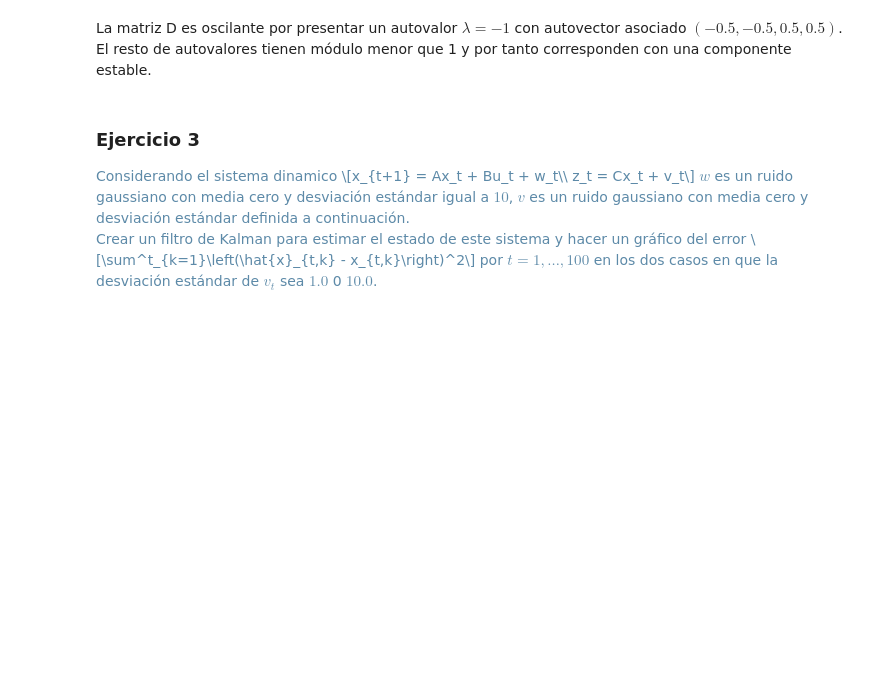
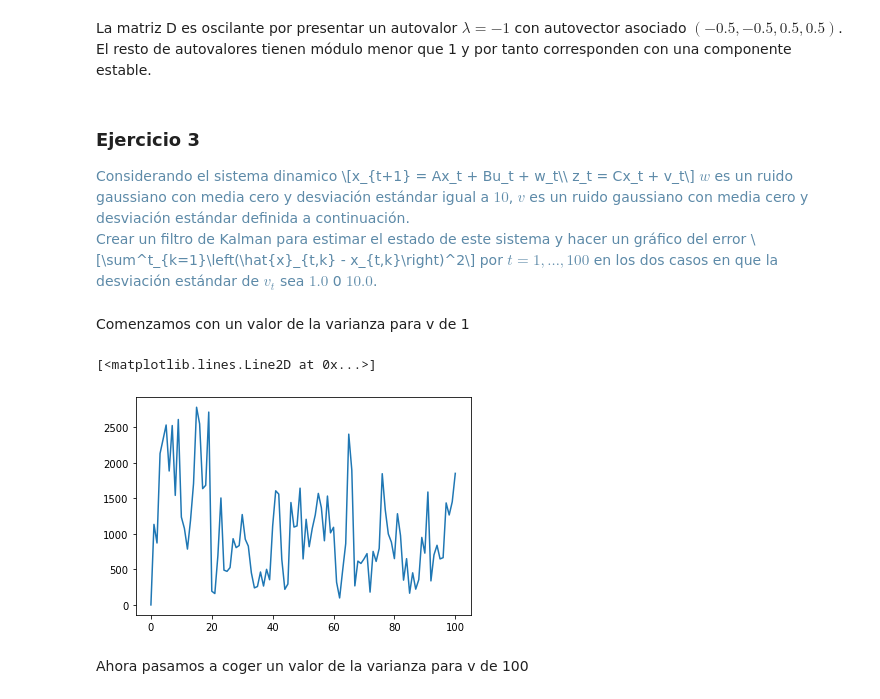
Before and after one commit to OscarGB/MUCD-PE, a Jupyter notebook: P3/Untitled.ipynb, the cells around one changed output. Drawn from its saved outputs; the diff is of its cells as text; code cells hidden in the pictures; blank space fills up the shorter version.

```diff
--- a/P3/Untitled.ipynb
+++ b/P3/Untitled.ipynb
@@ -141,5 +194,7 @@ def CWSE(X1, X2):
+# %% [markdown]
+Comenzamos con un valor de la varianza para v de 1
 # %%
-variance_w = 10.0
+variance_w = 100.0
 variance_v = 1.0
 
 A = np.array([[0.150, 0.150, 0.700, -0.200],
@@ -154,8 +209,15 @@ B = np.array([[1.0],
 
 C = np.array([[1.0,0.0,0.0,0.0],
               [0.0,1.0,0.0,0.0]])
-
-Q = np.eye(4)*variance_w
-R = np.eye(2)*variance_v
-
-P = np.eye(4)*1000
+# %%
+x,z = generate_x(A,B,C, variance_w, variance_v, 100)
+x_k, z_k = Kalman([x[0]], [z[0]], A, B, C, variance_w, variance_v, 100)
+# %%
+errors = [CWSE(real, kal) for real, kal in zip(x, x_k)]
+# %%
+plt.plot(errors)
+# %% [output]
+[<matplotlib.lines.Line2D at 0x...>]
+[figure, added]
+# %% [markdown]
+Ahora pasamos a coger un valor de la varianza para v de 100
```
Also changed, not shown: parts of 8 cells of this notebook.
